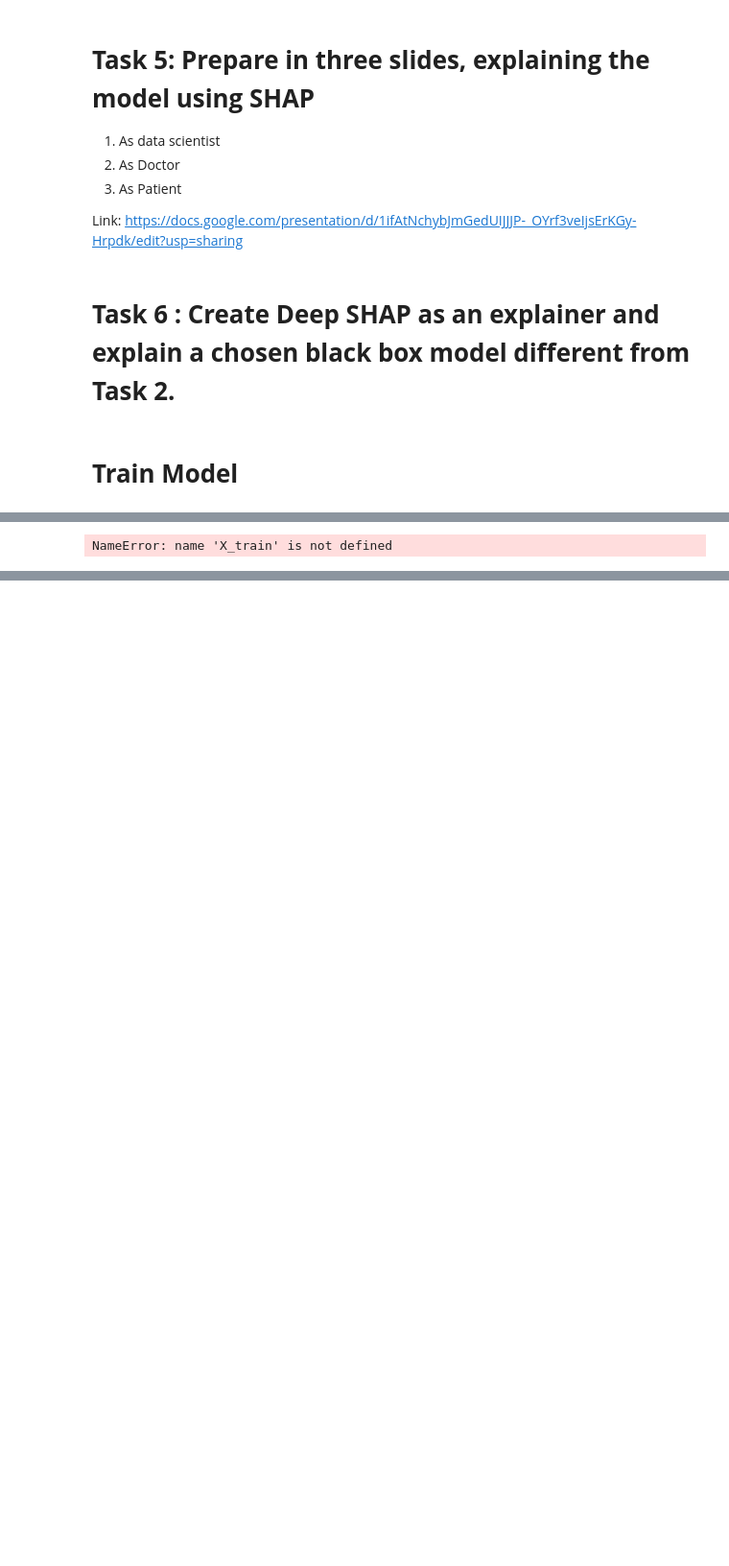
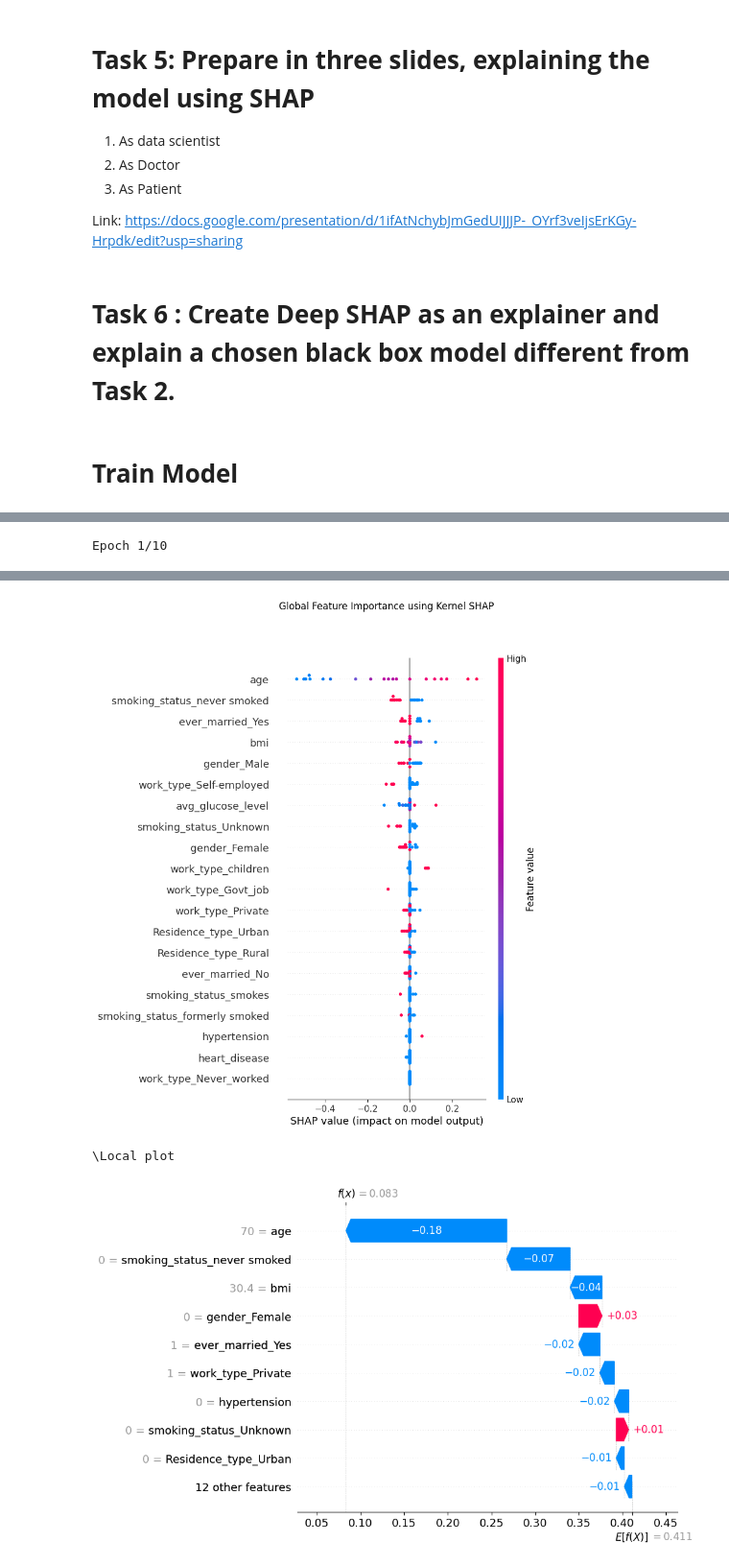
Before and after one commit to esther-pui/WQF7009-Assignment-1, a Jupyter notebook: stroke_prediction.ipynb, the cells around one changed output, grey strips where cells are left out. Shown at 96% size. Drawn from its saved outputs; the diff is of its cells as text; code cells hidden in the pictures; blank space fills up the shorter version.

```diff
--- a/stroke_prediction.ipynb
+++ b/stroke_prediction.ipynb
@@ -259,14 +283,12 @@ print("Model training is completed!")
 import tensorflow as tf
 from tensorflow.keras.models import Sequential
 from tensorflow.keras.layers import Dense
-import shap
-import numpy as np
-import matplotlib.pyplot as plt
 
 # blackbox = simple neural network
-X_train_nn = X_train.astype(np.float32).values
-X_test_nn = X_test.astype(np.float32).values
-y_train_nn = tf.keras.utils.to_categorical(y_train)
+X_train_nn = x_train_over.astype(np.float32).values
+X_test_nn = x_test.astype(np.float32).values
+# use oversampled labels
+y_train_nn = tf.keras.utils.to_categorical(y_train_over)
 
 model = Sequential([
     Dense(32, activation='relu', input_shape=(X_train_nn.shape[1],)),
@@ -288,20 +310,21 @@ explainer = shap.KernelExplainer(predict_stroke, background)
 shap_values = explainer.shap_values(X_subset, nsamples=100)  # shape: (20, 21)
 
 # global
+print('\nGlobal plot')
 plt.title("Global Feature Importance using Kernel SHAP", y=1.1)
 shap.summary_plot(shap_values, X_subset, feature_names=X_test.columns)
 
+# local
+patient_shap = shap_values[1]  # class 1, single patient
+patient_features = X_subset[0] # same single patient
 
-# local
-patient_index = 0
-patient_shap = shap_values[patient_index]
-patient_features = X_subset[patient_index]
-base_value = explainer.expected_value
-
-plt.title("Local Explanation for Patient 0 (Kernel SHAP Waterfall)", y=1.1)
-shap.plots.waterfall(shap.Explanation(values=patient_shap,
-                                      base_values=base_value,
-                                      data=patient_features,
-                                      feature_names=X_test.columns))
+patient_explanation = shap.Explanation(
+    values=patient_shap,
+    base_values=explainer.expected_value,  # just the float
+    data=patient_features,
+    feature_names=X_test.columns
+)
+print('\Local plot')
+shap.plots.waterfall(patient_explanation)
 # %% [output]
-NameError: name 'X_train' is not defined
+Epoch 1/10
@@ -307,0 +368,3 @@ NameError: name 'X_train' is not defined
+[figure, added]
+\Local plot
+[figure, added]
```
Also changed, not shown: parts of 19 cells of this notebook.
